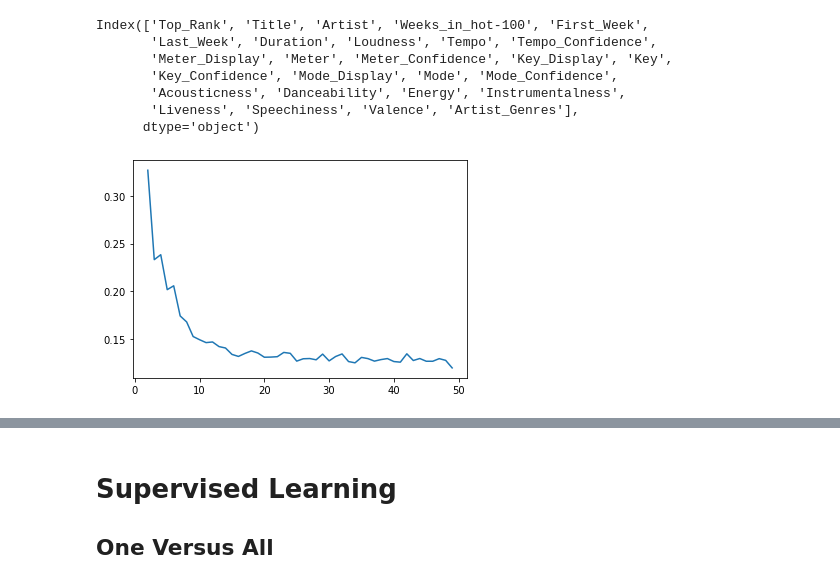
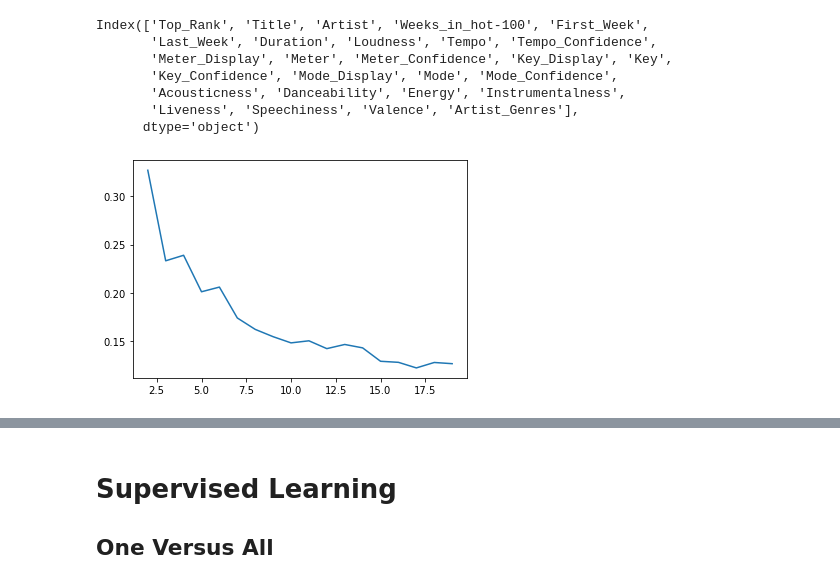
Before and after one commit to Mabanta/CMSC422_Final, a Jupyter notebook: 422final.ipynb, the cells around one changed output, grey strips where cells are left out. Cells and saved outputs as stored; diff of their text form; code cells hidden in the pictures.

```diff
--- a/422final.ipynb
+++ b/422final.ipynb
@@ -458,28 +458,28 @@ Index(['Top_Rank', 'Title', 'Artist', 'Weeks_in_hot-100', 'First_Week',
 # %%
 import sklearn.model_selection as sk_ms
 from sklearn import metrics
 from sklearn.cluster import KMeans
 import matplotlib.pyplot as plt
 
 def kMeansHyperparameterCurve(X, kVals):
     results = []
     inertias = []
 
     for k in kVals:
         model = KMeans(k)
 
         model.fit(X)
 
         results.append(metrics.cluster.silhouette_score(X, model.labels_))
         inertias.append(model.inertia_)
 
     plt.plot(kVals, results)
     plt.show()
 
 X = df[["Duration", "Loudness", "Tempo", "Meter", "Key", "Mode", "Acousticness", "Danceability", "Energy", "Instrumentalness", "Liveness", "Speechiness", "Valence"]]
 
 X = X.apply(lambda col : (col - col.min()) / (col.max() - col.min()), axis = 0)
 
-kMeansHyperparameterCurve(X, range(2, 50))
+kMeansHyperparameterCurve(X, range(2, 20))
 # %% [output]
-[figure, old version]
+[figure, new version]
```
Also changed, not shown: parts of 3 cells of this notebook.
